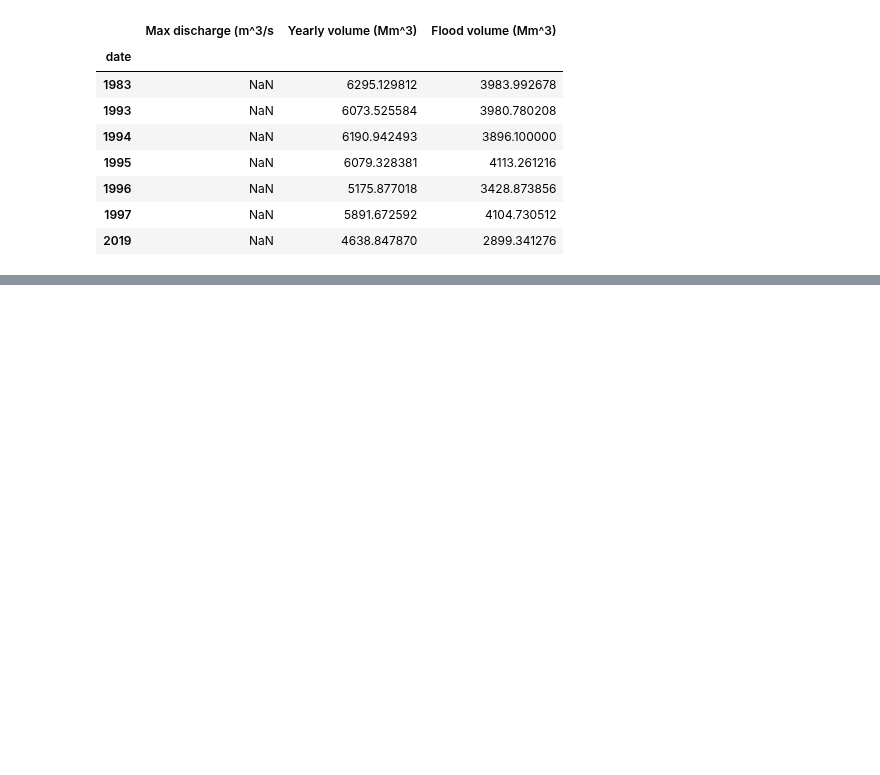
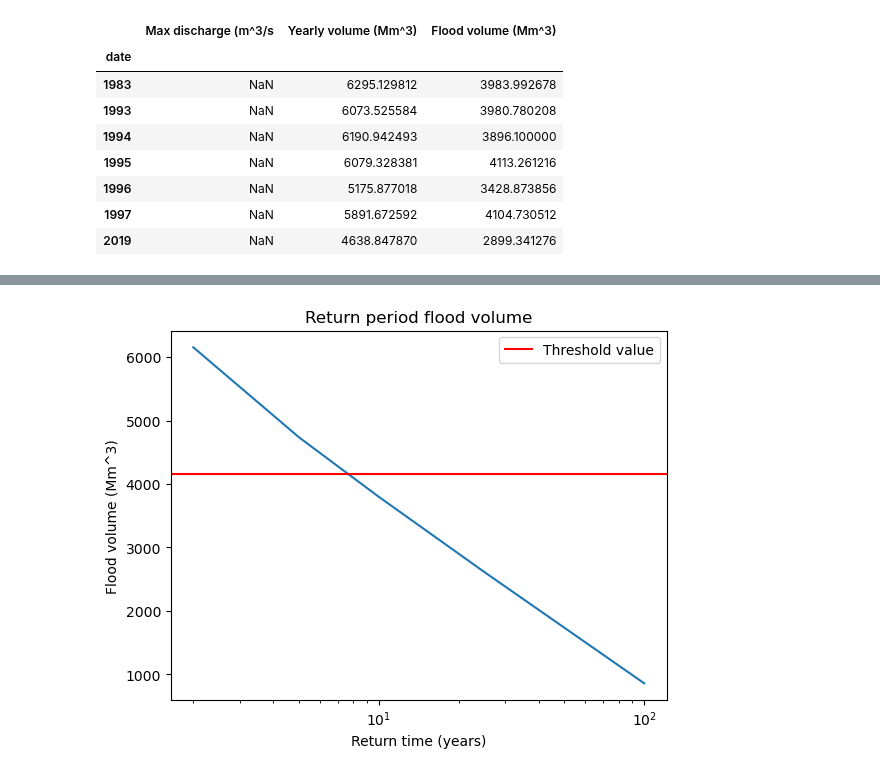
Before and after one commit to eWaterCycle/projects, a Jupyter notebook: BEP/code/Dataplot.ipynb, the cells around one changed output, grey strips where cells are left out. Drawn from its saved outputs; the diff is of its cells as text; code cells hidden in the pictures; blank space fills up the shorter version.

```diff
--- a/BEP/code/Dataplot.ipynb
+++ b/BEP/code/Dataplot.ipynb
@@ -207,0 +213,30 @@ yearly_volume
+# %%
+flood_volume = flood_volume.sort_values(by='Flood volume (Mm^3)', ascending=True)
+flood_volume["I"] = np.arange(1, 47)
+flood_volume["N"] = len(flood_volume)
+flood_volume["p"] = flood_volume["I"] / (flood_volume["N"] + 1)
+flood_volume["q"] = 1 - flood_volume["p"]
+flood_volume["T"] = 1 / flood_volume["p"]
+flood_volume["y"] = -np.log(-np.log(flood_volume["q"]))
+# %%
+slope, intercept = np.polyfit(flood_volume["y"], flood_volume["Flood volume (Mm^3)"], 1)
+returntimes = [2, 5, 10, 25, 100]
+
+y = []
+for i in returntimes:
+    p = 1 / i
+    q = 1 - p
+    y.append(-np.log(-np.log(q)))
+
+y = np.array(y)
+f = slope * y + intercept
+
+plt.plot(returntimes, f)
+plt.axhline(y=4150, label='Threshold value', color= 'red')
+plt.xscale("log")
+plt.title('Return period flood volume')
+plt.xlabel('Return time (years)')
+plt.ylabel('Flood volume (Mm^3)')
+plt.legend();
+# %% [output]
+[figure, added]
```
Also changed, not shown: parts of 7 cells of this notebook, 4 other files.
